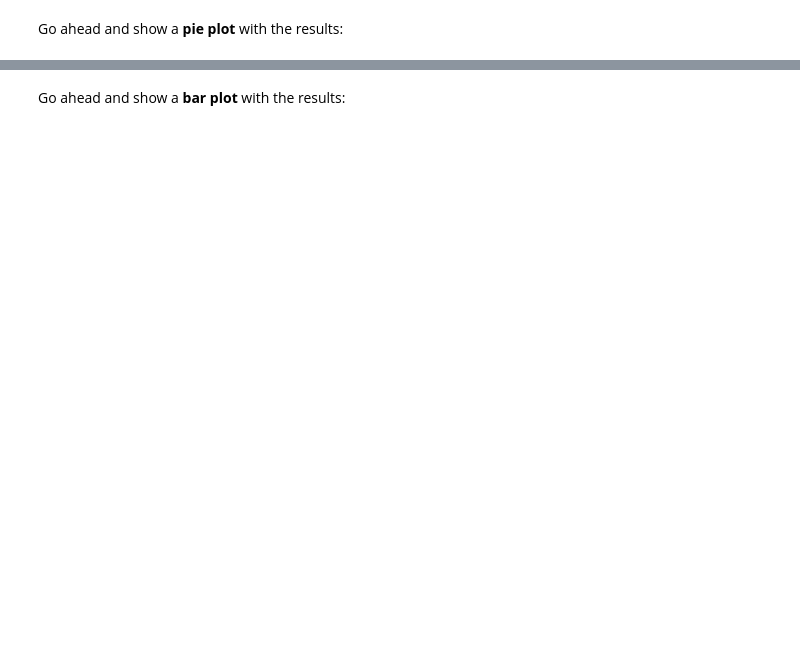
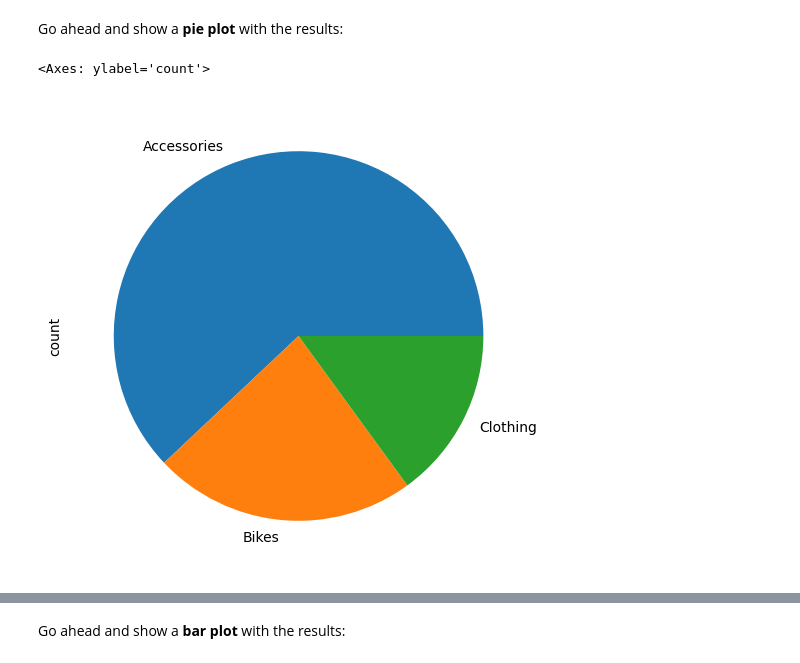
Before and after one commit to Santiago956/FreeCodeCamp-Pandas-Real-Life-Example, a Jupyter notebook: Exercises_1.ipynb, the cells around one changed output, grey strips where cells are left out. Drawn from its saved outputs; the diff is of its cells as text; code cells hidden in the pictures; blank space fills up the shorter version.

```diff
--- a/Exercises_1.ipynb
+++ b/Exercises_1.ipynb
@@ -553,6 +606,10 @@ sales['Product_Category'].value_counts()
 Go ahead and show a <b>pie plot</b> with the results:
 # %%
 # your code goes here
+sales['Product_Category'].value_counts().plot(kind='pie', figsize=(6,6))
+# %% [output]
+<Axes: ylabel='count'>
+[figure, added]
 # %%
 sales['Product_Category'].value_counts().plot(kind='pie', figsize=(6,6))
 # %% [markdown]
```
Also changed, not shown: parts of 20 cells of this notebook.
